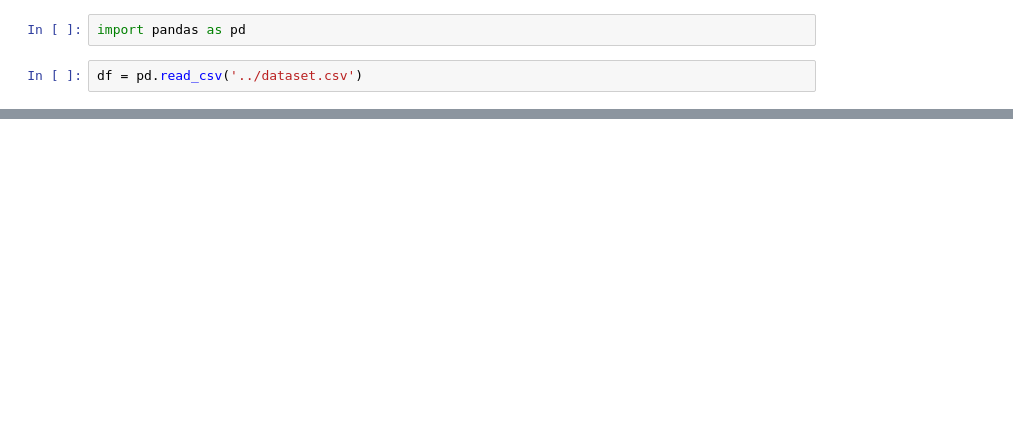
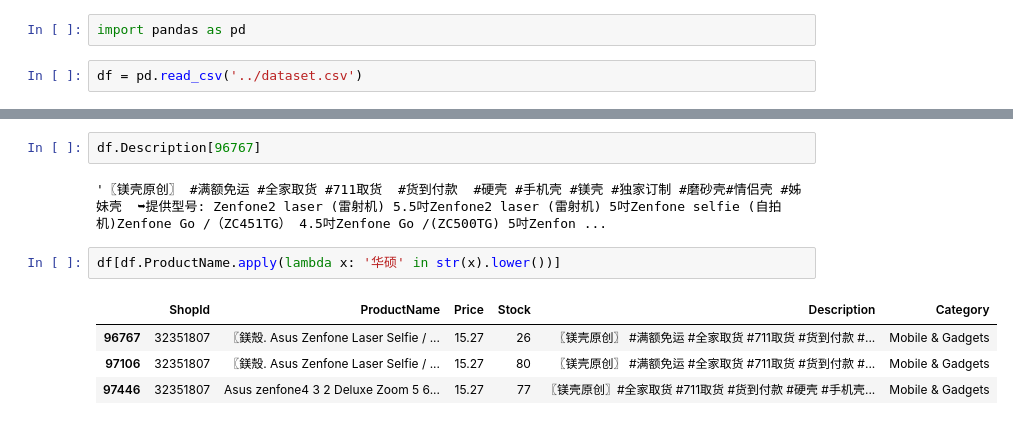
Before and after one commit to vittotedja/syopi, a Jupyter notebook: product/addp.ipynb, the cells around one changed output, grey strips where cells are left out. Drawn from its saved outputs; the diff is of its cells as text; blank space fills up the shorter version.

```diff
--- a/product/addp.ipynb
+++ b/product/addp.ipynb
@@ -34,0 +60,11 @@ APIResponse(data=[{'ProductId': 'dc22a5ee-db9d-4038-aae3-f5b78fdd2d0d', 'Product
+# %%
+df.Description[96767]
+# %% [output]
+'〖镁壳原创〗 #满额免运 #全家取货 #711取货  #货到付款  #硬壳 #手机壳 #镁壳 #独家订制 #磨砂壳#情侣壳 #姊妹壳  ➥提供型号: Zenfone2 laser (雷射机) 5.5吋Zenfone2 laser (雷射机) 5吋Zenfone selfie (自拍机)Zenfone Go /（ZC451TG） 4.5吋Zenfone Go /(ZC500TG) 5吋Zenfon ...
+# %%
+df[df.ProductName.apply(lambda x: '华硕' in str(x).lower())]
+# %% [output]
+|  | ShopId | ProductName | Price | Stock | Description | Category |
+| 96767 | 32351807 | 〖鎂殼. Asus Zenfone Laser Selfie / ... | 15.27 | 26 | 〖镁壳原创〗 #满额免运 #全家取货 #711取货 #货到付款 #... | Mobile & Gadgets |
+| 97106 | 32351807 | 〖鎂殼. Asus Zenfone Laser Selfie / ... | 15.27 | 80 | 〖镁壳原创〗 #满额免运 #全家取货 #711取货 #货到付款 #... | Mobile & Gadgets |
+| 97446 | 32351807 | Asus zenfone4 3 2 Deluxe Zoom 5 6... | 15.27 | 77 | 〖镁壳原创〗#全家取货 #711取货 #货到付款 #硬壳 #手机壳... | Mobile & Gadgets |
```
Also changed, not shown: parts of 4 cells of this notebook, 20 other files.
